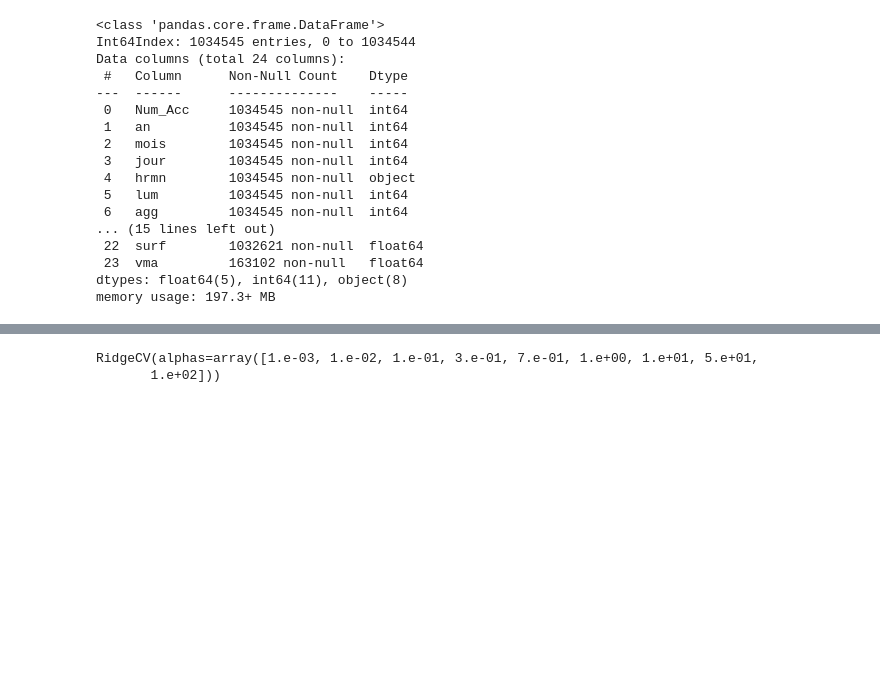
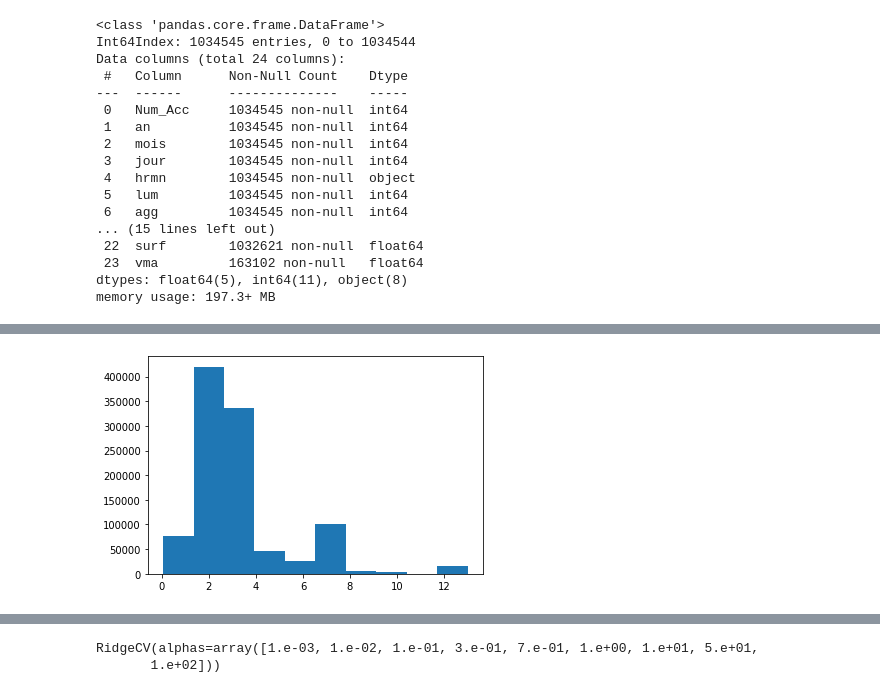
Before and after one commit to trungsi/DS-project---Road-accidents-in-France, a Jupyter notebook: Linear_regressions.ipynb, the cells around one changed output, grey strips where cells are left out. Saved outputs shown, nothing was run; the diff lists cells and outputs as text; code cells hidden in the pictures; blank space fills up the shorter version.

```diff
--- a/Linear_regressions.ipynb
+++ b/Linear_regressions.ipynb
@@ -30,0 +54,7 @@ memory usage: 197.3+ MB
+# %%
+%matplotlib inline
+import matplotlib.pyplot as plt
+
+plt.hist(df.grav_mean);
+# %% [output]
+[figure, added]
```
Also changed, not shown: parts of 21 cells of this notebook.
